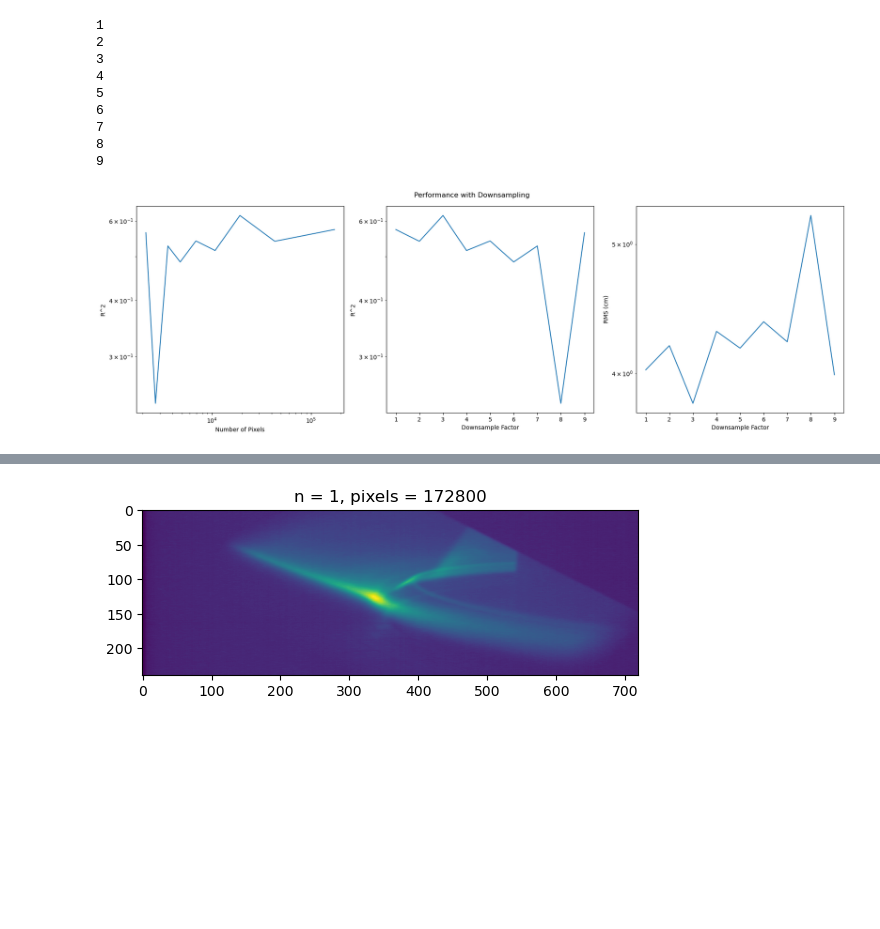
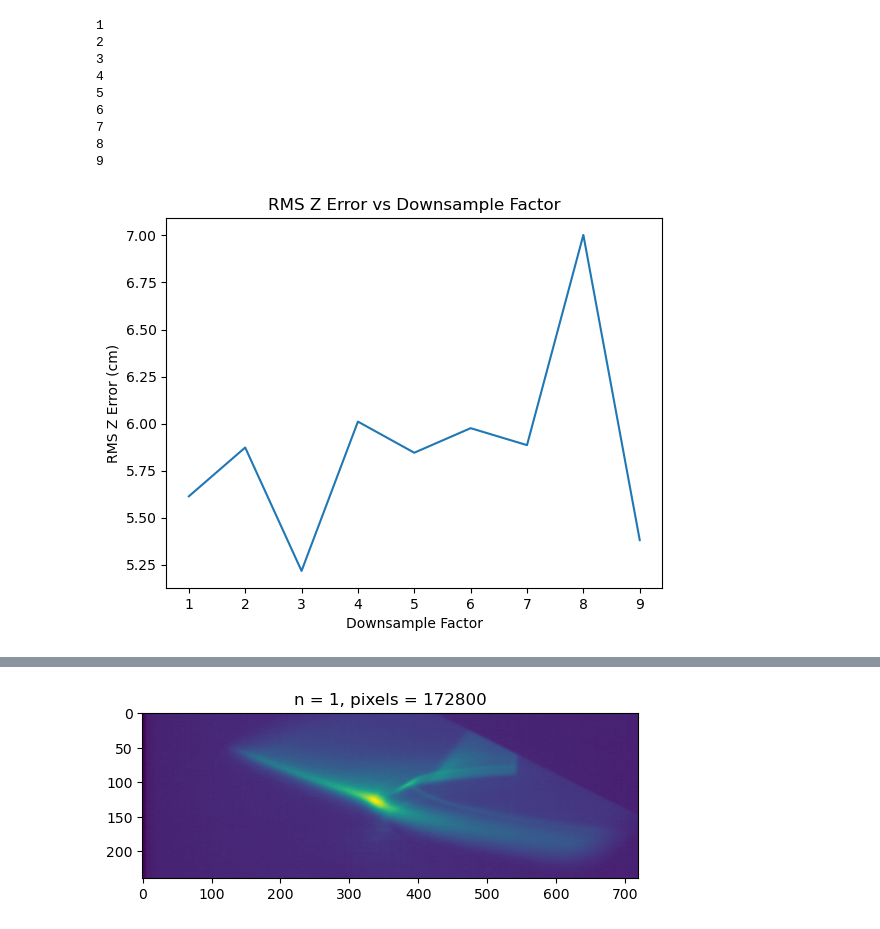
Before and after one commit to PlasmaControl/plasma-tv, a Jupyter notebook: get_coordinates/neural_tv.ipynb, the cells around one changed output, grey strips where cells are left out. Saved outputs shown, nothing was run; the diff lists cells and outputs as text; code cells hidden in the pictures; blank space fills up the shorter version.

```diff
--- a/get_coordinates/neural_tv.ipynb
+++ b/get_coordinates/neural_tv.ipynb
@@ -198,6 +197,7 @@ downsamples = range(1,10)
 numpixel_array = []
 r_sq_array = []
 rms_array = []
+rms_z_err_array = []
 
 for n in downsamples:
     print(n)
@@ -211,11 +211,12 @@ for n in downsamples:
 
     numpixel = vid_train_down_reshape.shape[1]
 
-    _, r_sq, _, rms = regr_scoring(vid_train_down_reshape, vid_test_down_reshape, points_train_reshape, points_test_reshape)
+    _, dist, z_err = regr_scoring(vid_train_down_reshape, vid_test_down_reshape, points_train_reshape, points_test_reshape)
 
     numpixel_array.append(numpixel)
     r_sq_array.append(r_sq)
-    rms_array.append(rms)
+    rms_array.append(np.sqrt(np.square(dist).mean()))
+    rms_z_err_array.append(np.sqrt(np.square(z_err).mean()))
 # %% [output]
 1
 2
@@ -226,22 +227,11 @@ for n in downsamples:
 7
 8
 9
-# %%
-plt.figure(figsize=(18,6))
-plt.subplot(1,3,1)
-plt.loglog(numpixel_array, r_sq_array)
-plt.xlabel("Number of Pixels")
-plt.ylabel("R^2")
-plt.subplot(1,3,2)
-plt.semilogy(downsamples, r_sq_array)
-plt.xlabel("Downsample Factor")
-plt.ylabel("R^2")
-plt.subplot(1,3,3)
-plt.semilogy(downsamples, rms_array)
-plt.xlabel("Downsample Factor")
-plt.ylabel("RMS (cm)")
-plt.suptitle('Performance with Downsampling')
-plt.tight_layout()
-plt.show()
-# %% [output]
-[figure, removed]
+# %%
+plt.plot(downsamples, rms_z_err_array)
+plt.xlabel('Downsample Factor')
+plt.ylabel('RMS Z Error (cm)')
+plt.title('RMS Z Error vs Downsample Factor')
+plt.show()
+# %% [output]
+[figure, added]
```
Also changed, not shown: parts of 12 cells of this notebook.
